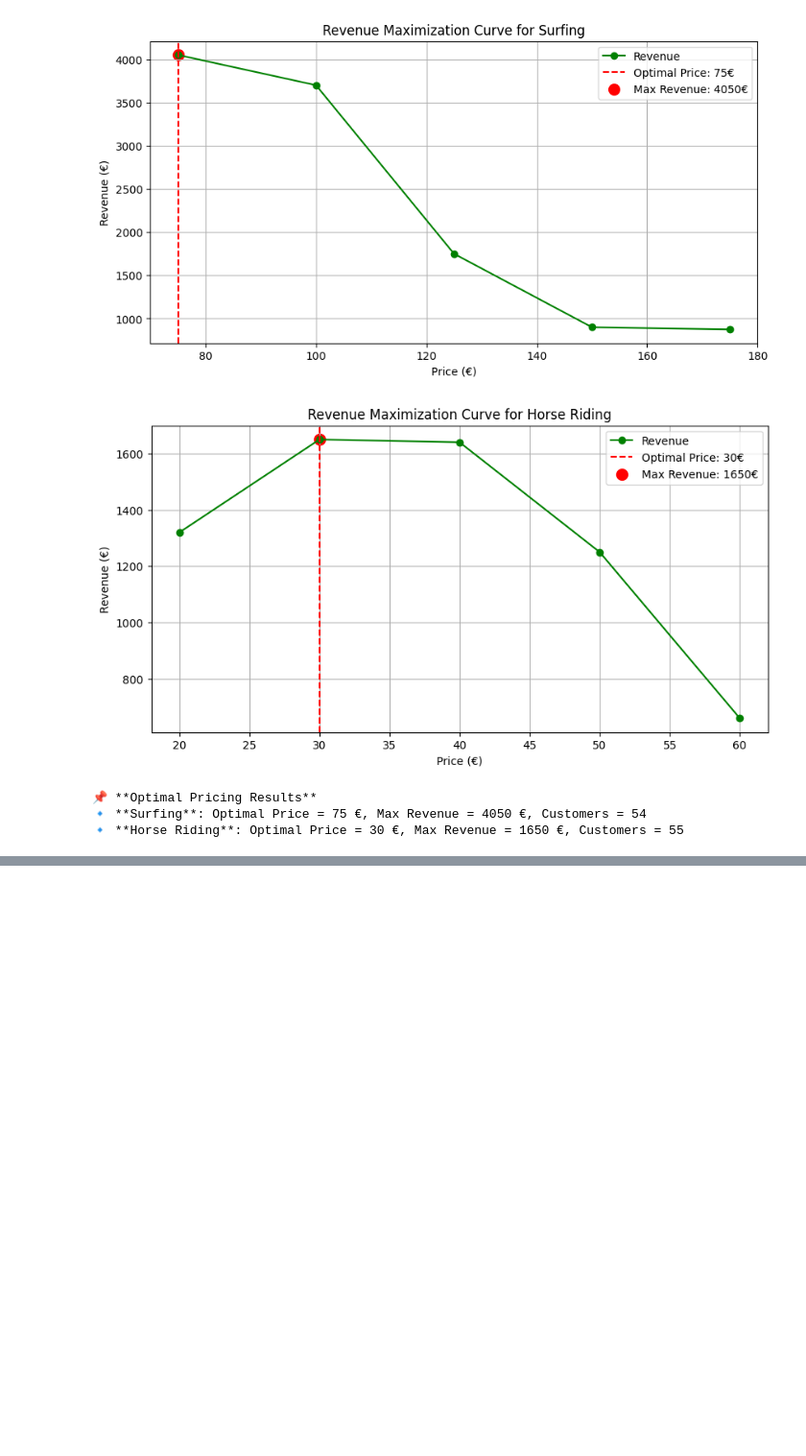
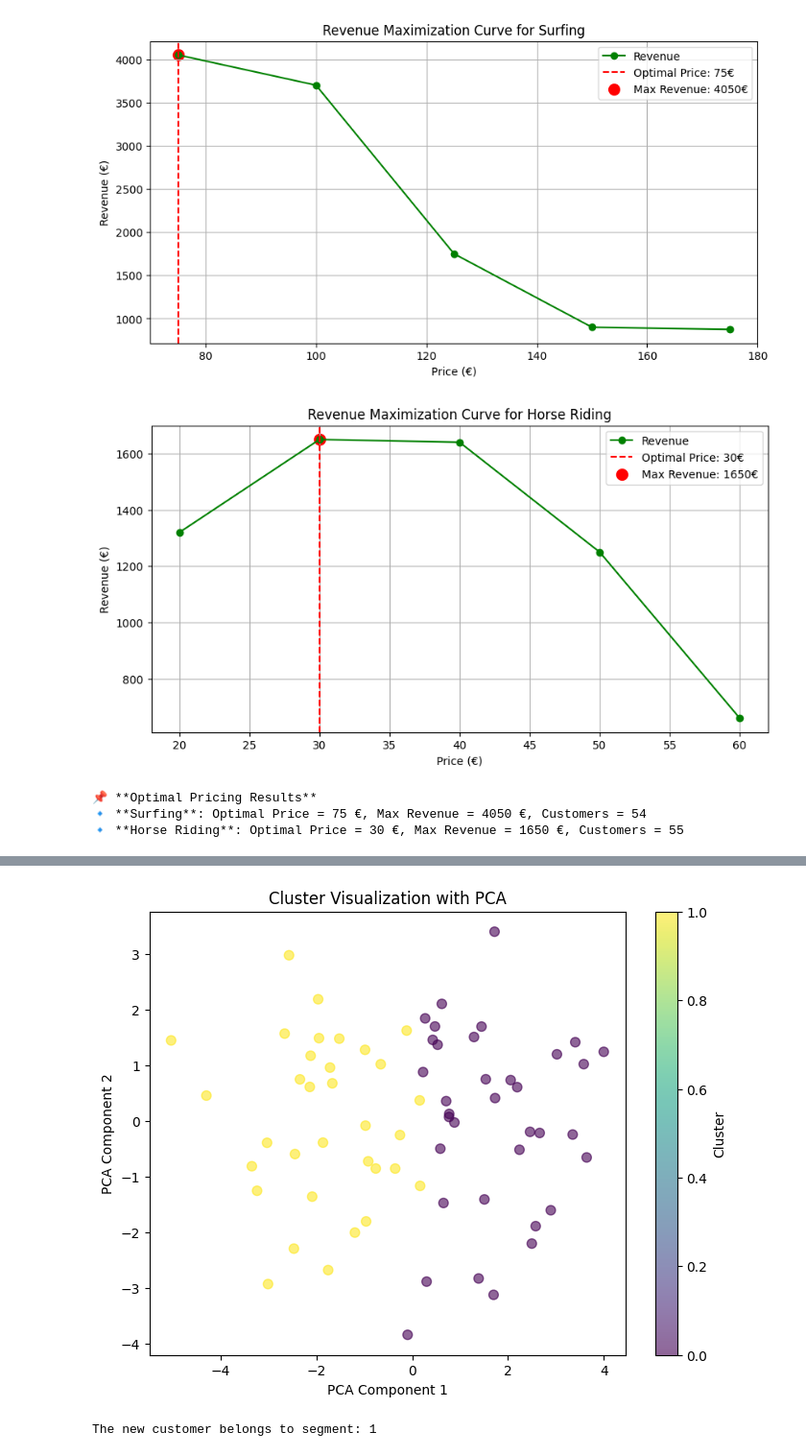
Before and after one commit to hmente/marketing-analytics-gp, a Jupyter notebook: main.ipynb, the cells around one changed output, grey strips where cells are left out. Shown: that part at 96% size. Cells and saved outputs as stored; diff of their text form; code cells hidden in the pictures; blank space fills up the shorter version.

Commit message:
Needs-Based Result Added

```diff
--- a/main.ipynb
+++ b/main.ipynb
@@ -75,14 +72,14 @@ survey_data_cleaned.columns.values[9] = '6. Appeals importance'
 survey_data_cleaned.columns.values[10] = '7. Accessibility importance'
 survey_data_cleaned.columns.values[11] = '8. Amenities importance'
 survey_data_cleaned.columns.values[12] = '9. Activities importance'
-survey_data_cleaned.columns.values[23] = '10. Extra atmosphere'
-survey_data_cleaned.columns.values[24] = '11. Extra location'
-survey_data_cleaned.columns.values[25] = '12. Extra amenities'
-survey_data_cleaned.columns.values[26] = '13. Extra activities'
-survey_data_cleaned.columns.values[27] = '14. Excellent activitie'
-survey_data_cleaned.columns.values[28] = '15. Excellent amenities'
-survey_data_cleaned.columns.values[29] = '16. Excellent everything'
-survey_data_cleaned.columns.values[30] = '17. Single factor'
+survey_data_cleaned.columns.values[23] = '10. Pay extra for atmosphere'
+survey_data_cleaned.columns.values[24] = '11. Pay extra for location'
+survey_data_cleaned.columns.values[25] = '12. Pay extra for amenities'
+survey_data_cleaned.columns.values[26] = '13. Pay extra for activities'
+survey_data_cleaned.columns.values[27] = '14. Activities over everything else'
+survey_data_cleaned.columns.values[28] = '15. Amenities over everything else'
+survey_data_cleaned.columns.values[29] = '16. Everything must be perfect'
+survey_data_cleaned.columns.values[30] = '17. Single important factor'
 survey_data_cleaned.columns.values[31] = '18. Attitude towards paying'
 survey_data_cleaned.columns.values[32] = '19. decide on friends’ or social media recom'
 survey_data_cleaned.columns.values[33] = '20. Your recommendation'
@@ -246,7 +207,7 @@ survey_data_cleaned[['min_horse_price', 'max_horse_price']] = survey_data_cleane
 survey_data_cleaned.drop(columns=[75.0, 100.0, 125.0, 150.0, 175.0, 20.0, 30.0, 40.0, 50.0, 60.0], inplace=True)
 
 #Q17 ----------------------
-survey_data_cleaned = pd.get_dummies(survey_data_cleaned, columns=['17. Single factor'], dtype='int')
+survey_data_cleaned = pd.get_dummies(survey_data_cleaned, columns=['17. Single important factor'], dtype='int')
 
 #Q18 ---------------------
 def map_frequency_q18(value):
@@ -525,4 +516,4 @@ data_cluster = survey_data_cleaned[features].copy()
 # %%
 # Normalize the data
 scaler = StandardScaler()
-data_scaled = scaler.fit_transform(data_cluster)
+data_scaled = scaler.fit_transform(data_cluster.fillna(0))  # Handling NaN values
@@ -570,0 +598,19 @@ print(survey_data_cleaned.groupby("Needs_Cluster")[features].mean())
+# %%
+# Plotting Clusters with PCA for visualization
+pca = PCA(n_components=2)
+reduced_data = pca.fit_transform(data_scaled)
+
+plt.figure(figsize=(8, 6))
+scatter = plt.scatter(reduced_data[:, 0],
+                      reduced_data[:, 1],
+                      c=survey_data_cleaned["Needs_Cluster"],
+                      cmap='viridis',
+                      s=50,
+                      alpha=0.6)
+plt.colorbar(scatter, label='Cluster')
+plt.xlabel('PCA Component 1')
+plt.ylabel('PCA Component 2')
+plt.title('Cluster Visualization with PCA')
+plt.show()
+# %% [output]
+[figure, added]
@@ -570,0 +625,25 @@ print(survey_data_cleaned.groupby("Needs_Cluster")[features].mean())
+# %%
+# Example usage for a new customer
+new_customer_example = {
+    '5. Cost importance': 4, '6. Appeals importance': 5, '7. Accessibility importance': 3,
+    '8. Amenities importance': 6, '9. Activities importance': 7,
+    '10. Pay extra for atmosphere': 1, '11. Pay extra for location': 0,
+    '12. Pay extra for amenities': 1, '13. Pay extra for activities': 0,
+    '14. Activities over everything else': 1, '15. Amenities over everything else': 0,
+    '16. Everything must be perfect': 5, '18. Attitude towards paying': 4,
+    '19. decide on friends’ or social media recom': 1, '21. Gender': 1, '22. Age': 30,
+    '4. Motivation_Adventure and excitement': 3, '4. Motivation_Other (please only choose if fits best)': 0,
+    '4. Motivation_Relaxation and escaping routine': 2,
+    '4. Motivation_Socializing and meeting new people': 1,
+    '17. Single important factor_Broad choice of activities': 0,
+    '17. Single important factor_Convenient or appealing location': 1,
+    '17. Single important factor_High-quality amenities': 0,
+    '17. Single important factor_Lowest price': 1,
+    '17. Single important factor_Others': 0,
+    '17. Single important factor_Outstanding visual and Appealing atmosphere': 1
+}
+
+predicted_segment = predict_segment(new_customer_example)
+print(f"The new customer belongs to segment: {predicted_segment}")
+# %% [output]
+The new customer belongs to segment: 1
```
Also changed, not shown: parts of 34 cells of this notebook, 2 other files.
